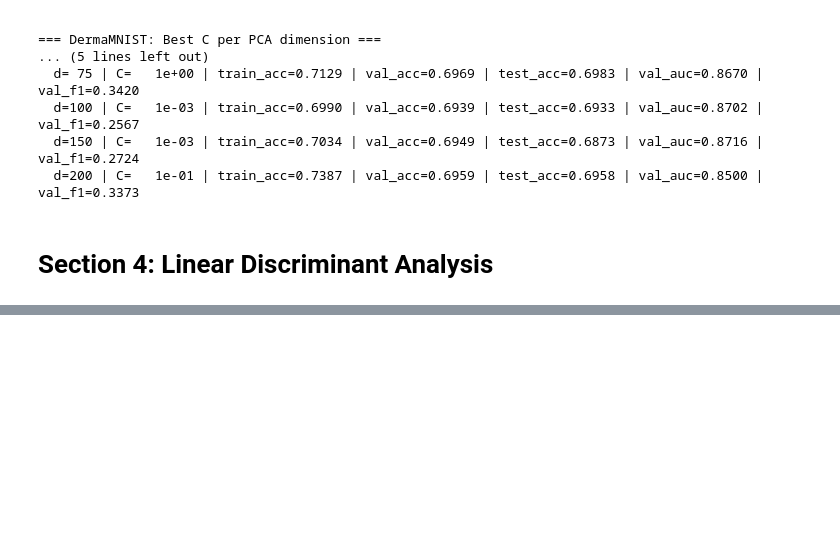
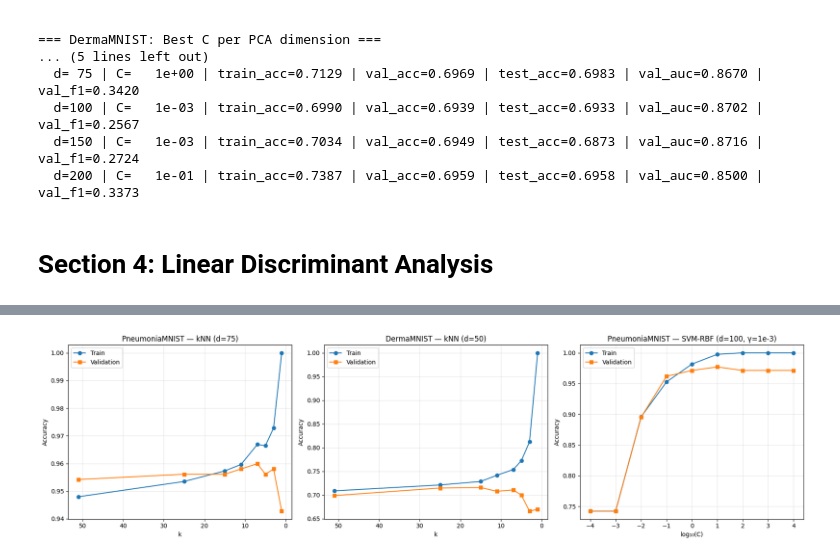
Before and after one commit to ramgoenka/MedMNIST-Image-Classification-and-VC-Bound, a Jupyter notebook: Code.ipynb, the cells around one changed output, grey strips where cells are left out. Saved outputs shown, nothing was run; the diff lists cells and outputs as text; code cells hidden in the pictures; blank space fills up the shorter version.

```diff
--- a/Code.ipynb
+++ b/Code.ipynb
@@ -314,0 +622,41 @@ for d in pca_components_grid:
+# %%
+fig, axes = plt.subplots(1, 3, figsize=(18, 5))
+d_plot = 75
+ax = axes[0]
+subset = knn_df_pn[knn_df_pn['pca_dim'] == d_plot].sort_values('k')
+ax.plot(subset['k'], subset['train_acc'], 'o-', label='Train')
+ax.plot(subset['k'], subset['val_acc'], 's-', label='Validation')
+ax.set_xlabel('k')
+ax.set_ylabel('Accuracy')
+ax.set_title(f'PneumoniaMNIST — kNN (d={d_plot})')
+ax.legend()
+ax.grid(True, alpha=0.3)
+ax.invert_xaxis()
+d_plot = 50
+ax = axes[1]
+subset = knn_df_dm[knn_df_dm['pca_dim'] == d_plot].sort_values('k')
+ax.plot(subset['k'], subset['train_acc'], 'o-', label='Train')
+ax.plot(subset['k'], subset['val_acc'], 's-', label='Validation')
+ax.set_xlabel('k')
+ax.set_ylabel('Accuracy')
+ax.set_title(f'DermaMNIST — kNN (d={d_plot})')
+ax.legend()
+ax.grid(True, alpha=0.3)
+ax.invert_xaxis()
+
+d_plot = 100
+gamma_plot = 1e-3
+ax = axes[2]
+subset = svm_df_pn[(svm_df_pn['pca_dim'] == d_plot) & (svm_df_pn['gamma'] == gamma_plot)].sort_values('C')
+ax.plot(np.log10(subset['C']), subset['train_acc'], 'o-', label='Train')
+ax.plot(np.log10(subset['C']), subset['val_acc'], 's-', label='Validation')
+ax.set_xlabel('log₁₀(C)')
+ax.set_ylabel('Accuracy')
+ax.set_title(f'PneumoniaMNIST — SVM-RBF (d={d_plot}, γ=1e-3)')
+ax.legend()
+ax.grid(True, alpha=0.3)
+
+plt.tight_layout()
+plt.show()
+# %% [output]
+[figure, added]
```
Also changed, not shown: parts of 17 cells of this notebook.
